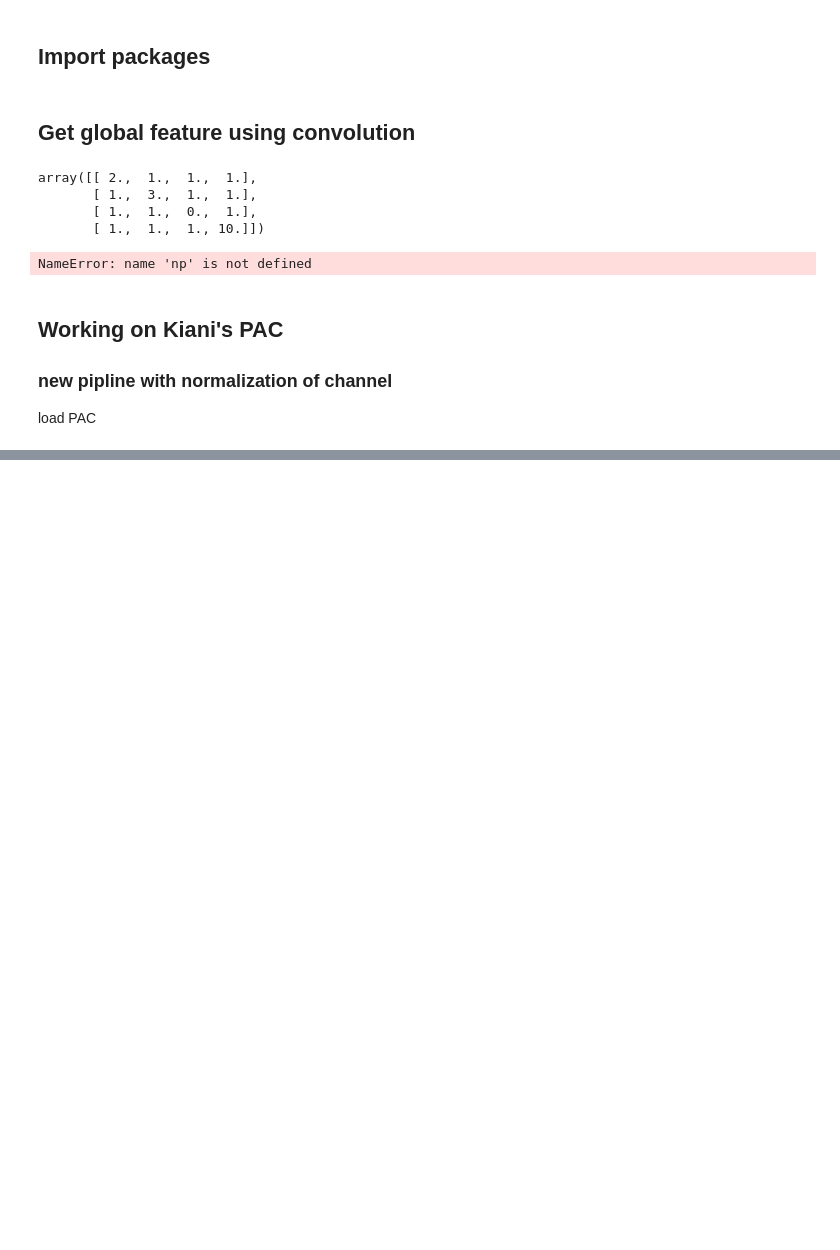
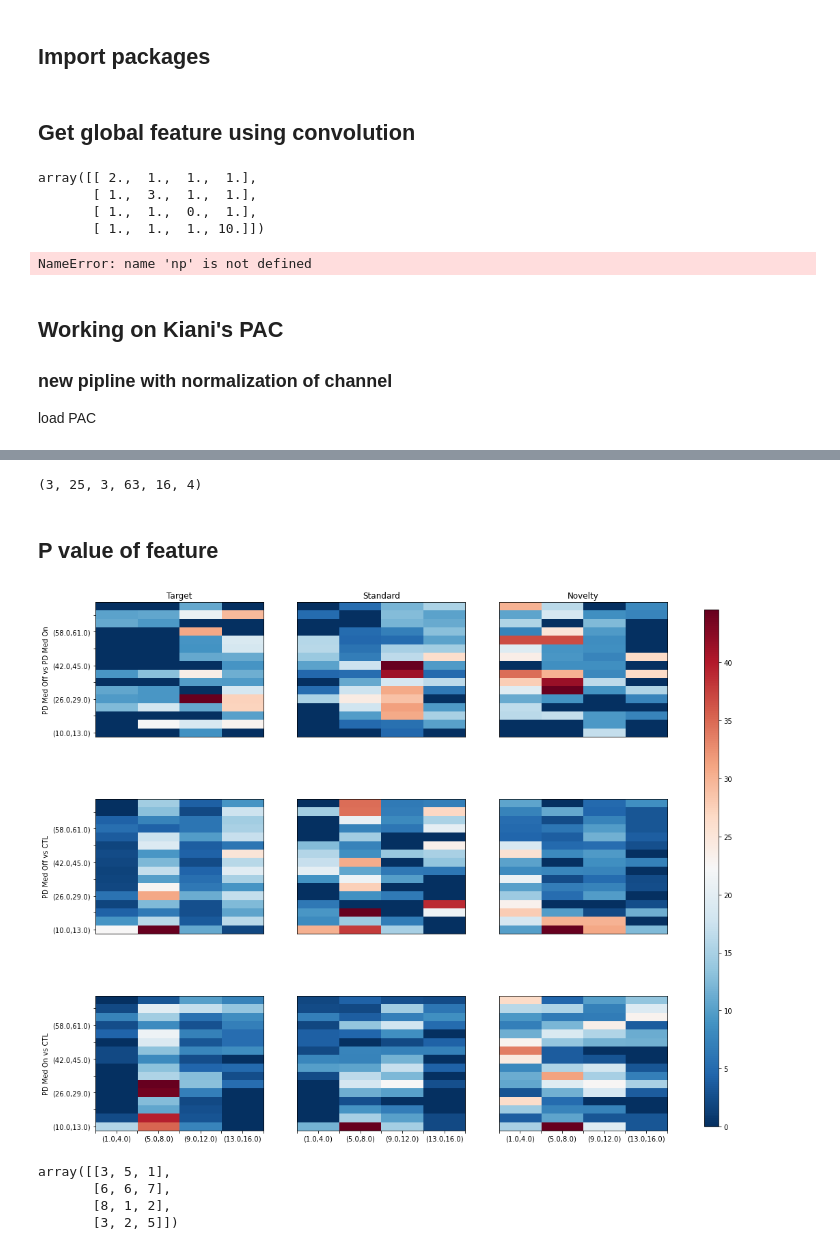
Before and after one commit to AIRLab-Sharif/Parkinson-PAC, a Jupyter notebook: python/Get_Global_Local_feature.ipynb, the cells around one changed output, grey strips where cells are left out. Drawn from its saved outputs; the diff is of its cells as text; code cells hidden in the pictures; blank space fills up the shorter version.

Commit message:
Added new results including local feature

```diff
--- a/python/Get_Global_Local_feature.ipynb
+++ b/python/Get_Global_Local_feature.ipynb
@@ -61,0 +99,23 @@ PAC = a['mvl_2ds']*1e-12
+# %%
+PAC_feature_sub_on_electrodes = np.load(f'..\data\Feature_window_dimension_4_4.npy')
+
+PAC_feature_sub_on_electrodes.shape
+# %% [output]
+(3, 25, 3, 63, 16, 4)
+# %% [markdown]
+## P value of feature
+# %%
+pv = np.zeros((PAC_feature_sub_on_electrodes.shape[3], 3, 3, 16, 4))
+for ch in range(PAC_feature_sub_on_electrodes.shape[3]):
+#     print(ch)
+    for grp, j in itertools.product(zip(itertools.combinations(range(3), 2), range(3)), range(3)):
+        a, b = grp[0]
+        i = grp[1]
+        test_data1, test_data2 = PAC_feature_sub_on_electrodes[a, :, j, ch].copy(), PAC_feature_sub_on_electrodes[b, :, j, ch].copy()
+        # for sub in range(PAC_feature_sub_on_electrodes.shape[1]):
+        #     test_data1[:, sub] = sig.convolve2d(test_data1[:, sub], filt_wind, boundary='symm', mode='same')
+        #     test_data2[:, sub] = sig.convolve2d(test_data2[:, sub], filt_wind, boundary='symm', mode='same')
+
+        t, p = scipy.stats.ttest_ind(test_data1, test_data2)
+        p[p>0.05] = 1
+        pv[ch, i, j]=(-np.log(p))
@@ -61,0 +149,43 @@ PAC = a['mvl_2ds']*1e-12
+# %%
+Path_to_save_fig = 'D:\Mastersharif\MasterProject\Working_with_kiani\\articles\Result_on_articles'
+
+groups = ['PD Med Off', 'PD Med On', 'CTL']
+event_types = ['Target', 'Standard', 'Novelty']
+fig, axs = plt.subplots(3, 3, sharex=True, sharey=True, figsize=(15, 15))
+#     vmin, vmax = get_percent(np.log(mvl_2ds[:, :, :, ch].mean(axis=1)), 0.83)
+for i, j in itertools.product(range(3), range(3)):
+    pv.sum(axis=0)[i, j]
+    im = plot_pac(pv.sum(axis=0)[i, j], ax=axs[i, j],)
+#                       vmin=vmin, vmax=vmax)
+    axs[i, j].xaxis.set_visible(False)
+    axs[i, j].yaxis.set_visible(False)
+    axs[i,j].xaxis.set_major_formatter(plt.FuncFormatter(format_func_x))
+    axs[i,j].yaxis.set_major_formatter(plt.FuncFormatter(format_func_y))
+cbar_ax = fig.add_axes([0.95, 0.15, 0.02, 0.7])
+fig.colorbar(im, cax=cbar_ax)
+# cbar = fig.colorbar(ims[i][j], ax=axs.ra//vel().tolist(), shrink=0.95)
+
+for grp in zip(itertools.combinations(range(3), 2), range(3)):
+    a, b = grp[0]
+    i = grp[1]
+
+    axs[i, 0].set_ylabel(f'{groups[a]} vs {groups[b]}')
+    axs[0, i].set_title(event_types[i])
+
+    axs[-1, i].xaxis.set_visible(True)
+    axs[i, 0].yaxis.set_visible(True)
+
+fname = f'p_value_dist_feature_h_feature_l_window_dimetion_4_RdBu_r'
+file_path = os.path.join(Path_to_save_fig, fname)
+plt.savefig(file_path)
+# %% [output]
+[figure, added]
+# %%
+a=np.array([[3,2,5],[8,1,2],[6,6,7],[3,5,1]])
+index = np.linspace(a.shape[0]-1,0,a.shape[0]).astype(np.int32)
+a[index,:]
+# %% [output]
+array([[3, 5, 1],
+       [6, 6, 7],
+       [8, 1, 2],
+       [3, 2, 5]])
```
Also changed, not shown: parts of 10 cells of this notebook, 2 other files.
